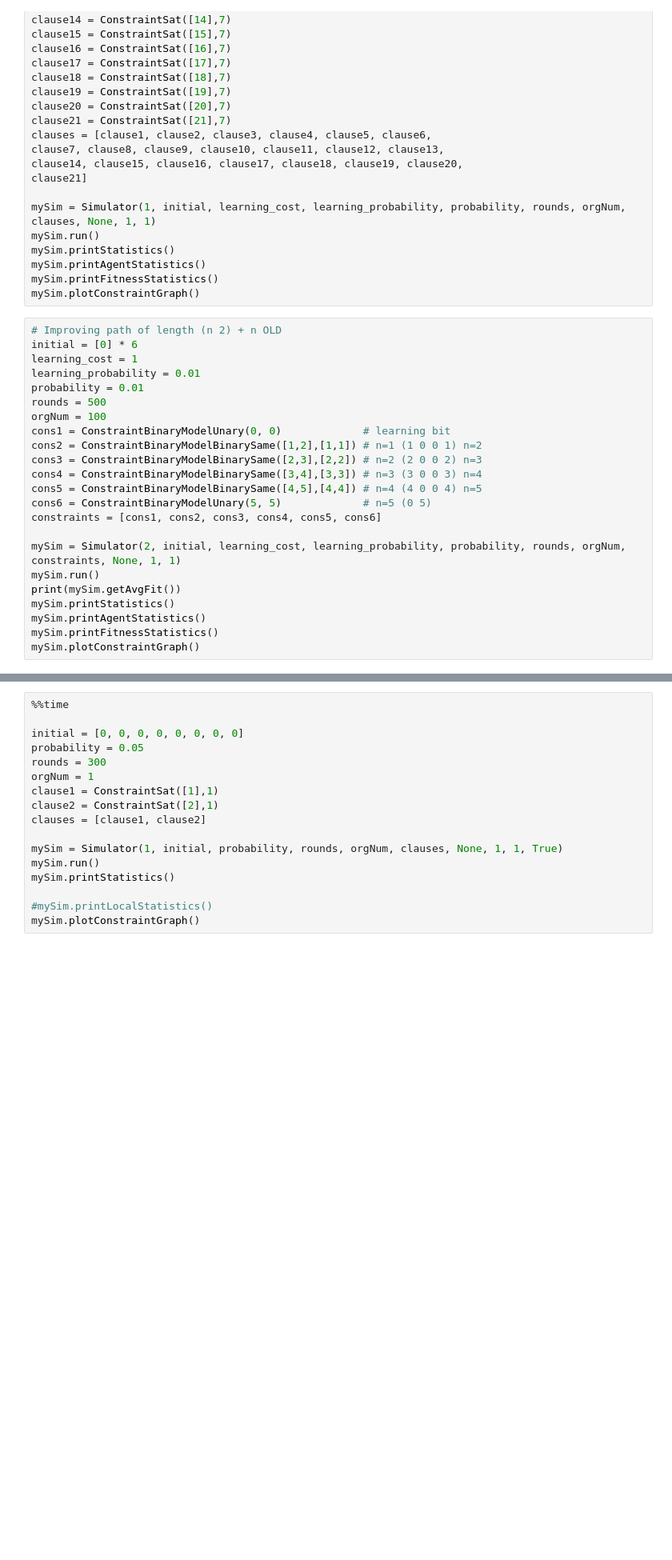
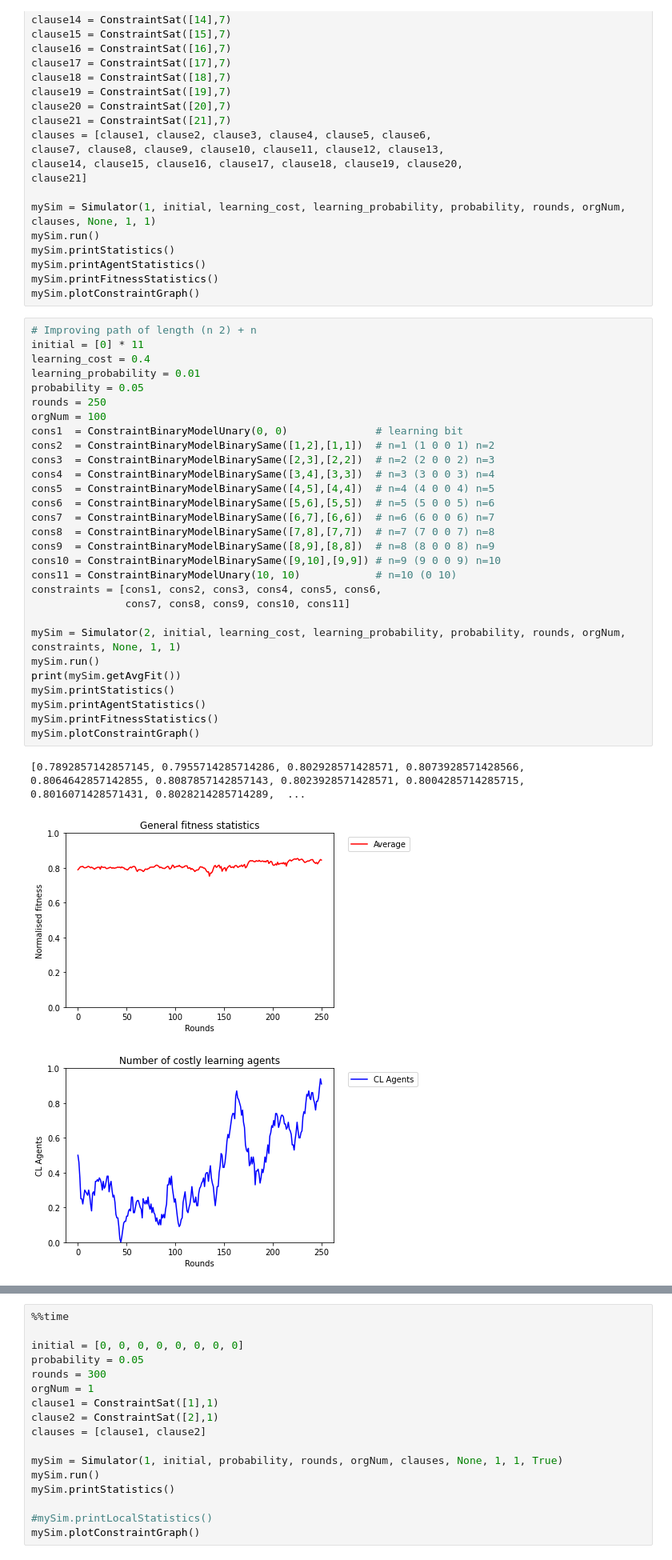
Before and after one commit to Cvdgraaf/Evolution-Simulator, a Jupyter notebook: EvoSim.ipynb, the cells around one changed output, grey strips where cells are left out. Shown at 80% size. Cells and saved outputs as stored; diff of their text form; blank space fills up the shorter version.

```diff
--- a/EvoSim.ipynb
+++ b/EvoSim.ipynb
@@ -85,25 +118,35 @@ mySim.printAgentStatistics()
 mySim.printFitnessStatistics()
 mySim.plotConstraintGraph()
 # %%
-# Improving path of length (n 2) + n OLD
-initial = [0] * 6
-learning_cost = 1
+# Improving path of length (n 2) + n
+initial = [0] * 11
+learning_cost = 0.4
 learning_probability = 0.01
-probability = 0.01
-rounds = 500
+probability = 0.05
+rounds = 250
 orgNum = 100
-cons1 = ConstraintBinaryModelUnary(0, 0)             # learning bit
-cons2 = ConstraintBinaryModelBinarySame([1,2],[1,1]) # n=1 (1 0 0 1) n=2
-cons3 = ConstraintBinaryModelBinarySame([2,3],[2,2]) # n=2 (2 0 0 2) n=3
-cons4 = ConstraintBinaryModelBinarySame([3,4],[3,3]) # n=3 (3 0 0 3) n=4
-cons5 = ConstraintBinaryModelBinarySame([4,5],[4,4]) # n=4 (4 0 0 4) n=5
-cons6 = ConstraintBinaryModelUnary(5, 5)             # n=5 (0 5)
-constraints = [cons1, cons2, cons3, cons4, cons5, cons6]
+cons1  = ConstraintBinaryModelUnary(0, 0)              # learning bit
+cons2  = ConstraintBinaryModelBinarySame([1,2],[1,1])  # n=1 (1 0 0 1) n=2
+cons3  = ConstraintBinaryModelBinarySame([2,3],[2,2])  # n=2 (2 0 0 2) n=3
+cons4  = ConstraintBinaryModelBinarySame([3,4],[3,3])  # n=3 (3 0 0 3) n=4
+cons5  = ConstraintBinaryModelBinarySame([4,5],[4,4])  # n=4 (4 0 0 4) n=5
+cons6  = ConstraintBinaryModelBinarySame([5,6],[5,5])  # n=5 (5 0 0 5) n=6
+cons7  = ConstraintBinaryModelBinarySame([6,7],[6,6])  # n=6 (6 0 0 6) n=7
+cons8  = ConstraintBinaryModelBinarySame([7,8],[7,7])  # n=7 (7 0 0 7) n=8
+cons9  = ConstraintBinaryModelBinarySame([8,9],[8,8])  # n=8 (8 0 0 8) n=9
+cons10 = ConstraintBinaryModelBinarySame([9,10],[9,9]) # n=9 (9 0 0 9) n=10
+cons11 = ConstraintBinaryModelUnary(10, 10)            # n=10 (0 10)
+constraints = [cons1, cons2, cons3, cons4, cons5, cons6,
+               cons7, cons8, cons9, cons10, cons11]
 
 mySim = Simulator(2, initial, learning_cost, learning_probability, probability, rounds, orgNum, constraints, None, 1, 1)
 mySim.run()
 print(mySim.getAvgFit())
 mySim.printStatistics()
 mySim.printAgentStatistics()
 mySim.printFitnessStatistics()
 mySim.plotConstraintGraph()
+# %% [output]
+[0.7892857142857145, 0.7955714285714286, 0.802928571428571, 0.8073928571428566, 0.8064642857142855, 0.8087857142857143, 0.8023928571428571, 0.8004285714285715, 0.8016071428571431, 0.8028214285714289,  ...
+[figure, added]
+[figure, added]
```
Also changed, not shown: parts of 5 cells of this notebook.
